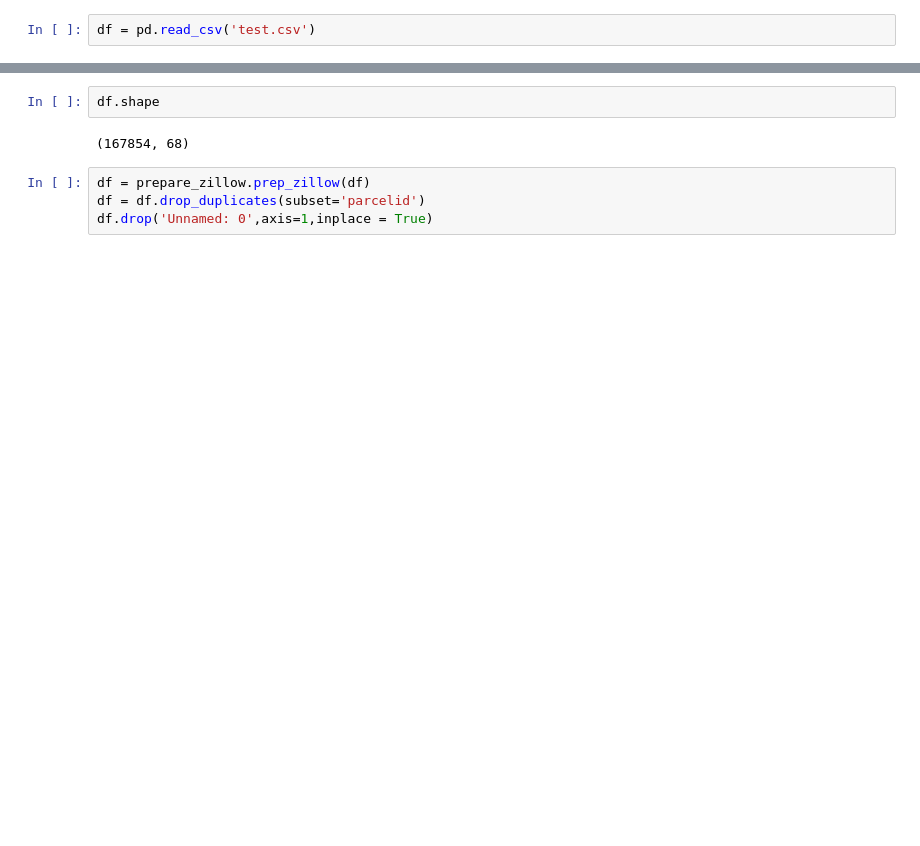
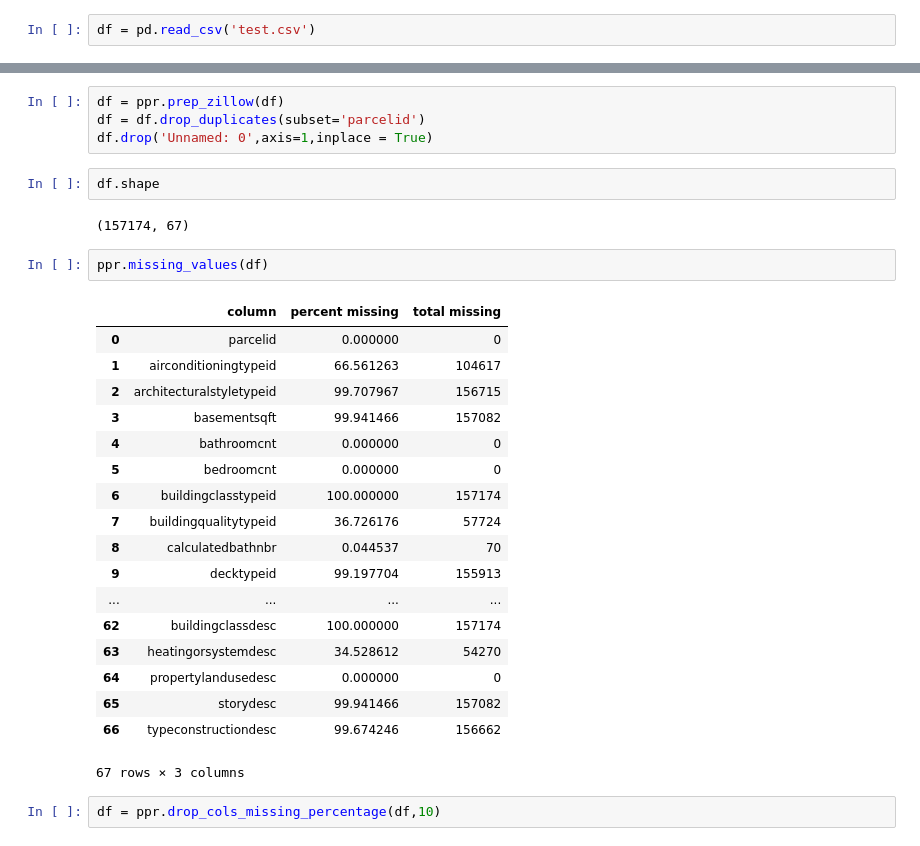
Before and after one commit to Norrick-McGee/ds-methodologies-exercises, a Jupyter notebook: clustering/explore_zillow.ipynb, the cells around one changed output, grey strips where cells are left out. Drawn from its saved outputs; the diff is of its cells as text; blank space fills up the shorter version.

Commit message:
new methods added to prepare, and more exploration done

```diff
--- a/clustering/explore_zillow.ipynb
+++ b/clustering/explore_zillow.ipynb
@@ -11,8 +24,31 @@ df = pd.read_csv('test.csv')
+# %%
+df = ppr.prep_zillow(df)
+df = df.drop_duplicates(subset='parcelid')
+df.drop('Unnamed: 0',axis=1,inplace = True)
 # %%
 df.shape
 # %% [output]
-(167854, 68)
+(157174, 67)
-# %%
-df = prepare_zillow.prep_zillow(df)
-df = df.drop_duplicates(subset='parcelid')
-df.drop('Unnamed: 0',axis=1,inplace = True)
+# %%
+ppr.missing_values(df)
+# %% [output]
+|  | column | percent missing | total missing |
+| 0 | parcelid | 0.000000 | 0 |
+| 1 | airconditioningtypeid | 66.561263 | 104617 |
+| 2 | architecturalstyletypeid | 99.707967 | 156715 |
+| 3 | basementsqft | 99.941466 | 157082 |
+| 4 | bathroomcnt | 0.000000 | 0 |
+| 5 | bedroomcnt | 0.000000 | 0 |
+| 6 | buildingclasstypeid | 100.000000 | 157174 |
+| 7 | buildingqualitytypeid | 36.726176 | 57724 |
+| 8 | calculatedbathnbr | 0.044537 | 70 |
+| 9 | decktypeid | 99.197704 | 155913 |
+| ... | ... | ... | ... |
+| 62 | buildingclassdesc | 100.000000 | 157174 |
+| 63 | heatingorsystemdesc | 34.528612 | 54270 |
+| 64 | propertylandusedesc | 0.000000 | 0 |
+| 65 | storydesc | 99.941466 | 157082 |
+| 66 | typeconstructiondesc | 99.674246 | 156662 |
+67 rows × 3 columns
+# %%
+df = ppr.drop_cols_missing_percentage(df,10)
```
Also changed, not shown: parts of 48 cells of this notebook, 2 other files.
